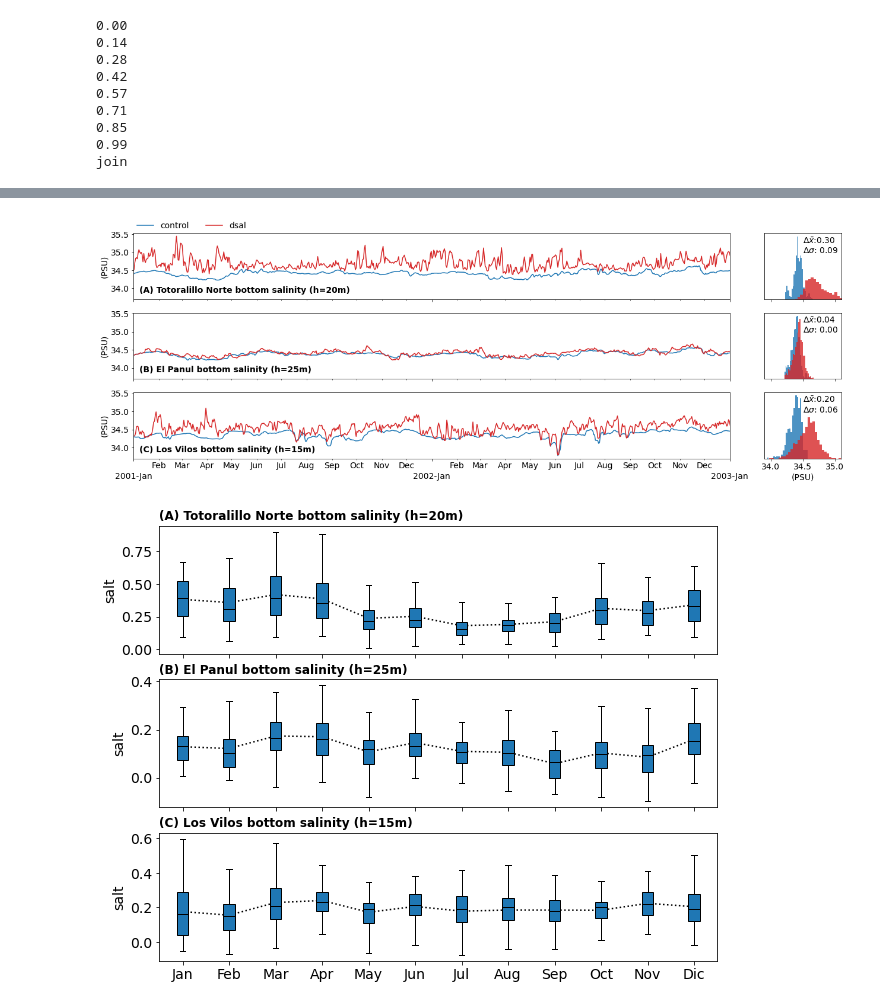
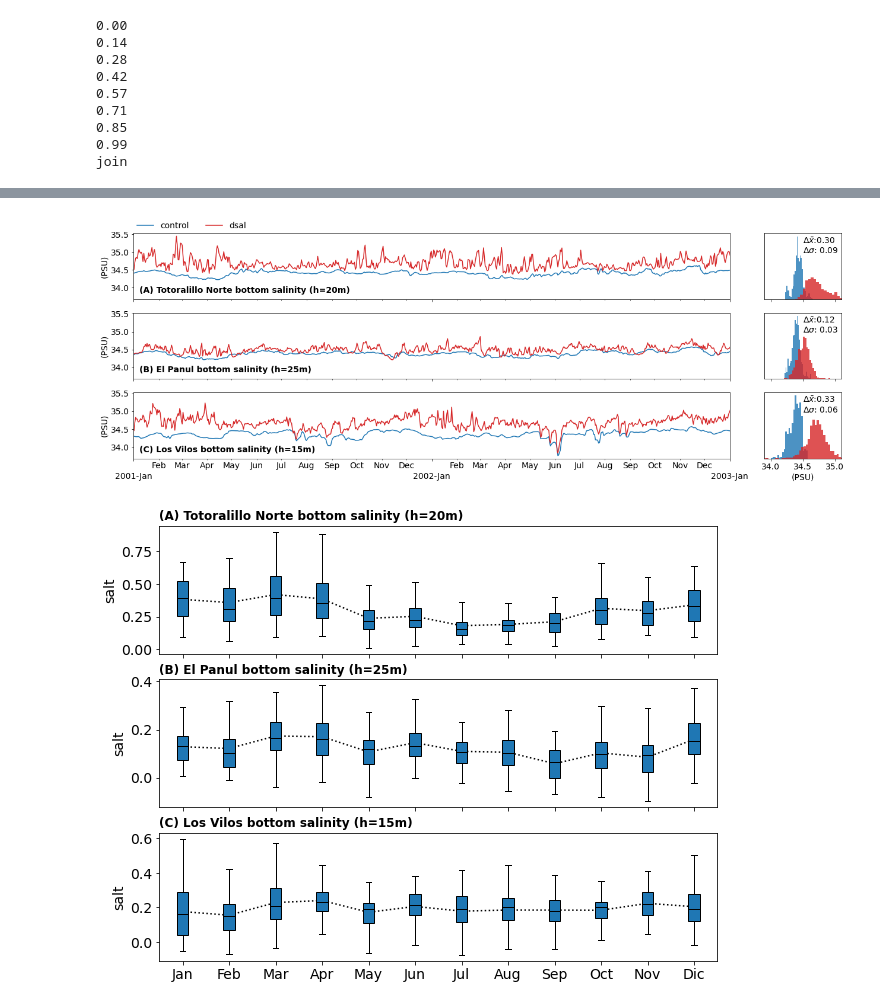
Before and after one commit to lucasglasner/CROCOSIMS, a Jupyter notebook: SIMSEQUIA/analysis_rund1.ipynb, the cells around one changed output, grey strips where cells are left out. Cells and saved outputs as stored; diff of their text form; code cells hidden in the pictures.

```diff
--- a/SIMSEQUIA/analysis_rund1.ipynb
+++ b/SIMSEQUIA/analysis_rund1.ipynb
@@ -57,8 +62,17 @@ rivers_avg      = fix_crocotime(rivers_avg, YORIG='1949-12-30 23:59:50')
 rivers_avg      = center_crocogrid(rivers_avg, rivers_avg.keys())
 # %%
 # Grab sea level from each simulation
-zeta_control = control_avg.zeta.load().where(gridd1.mask_rho==1)
-zeta_rivers  = rivers_avg.zeta.load().where(gridd1.mask_rho==1)
+zeta_control = control_avg.zeta.load()#.where(gridd1.mask_rho==1)
+zeta_rivers  = rivers_avg.zeta.load()#.where(gridd1.mask_rho==1)
+# %%
+# Compute depth of sigma layers
+cs    = control_avg.Cs_r.load()[0]
+hc    = control_avg.hc.load()[0]
+srho  = control_avg.s_rho.load()
+
+
+zcontrol = rhopoints_depths(gridd1.h.expand_dims(dim={'s_rho':srho}), zeta_control, srho, cs, hc).load()
+zrivers  = rhopoints_depths(gridd1.h.expand_dims(dim={'s_rho':srho}), zeta_rivers, srho, cs, hc).load()
 # %%
 # Load salinity fields in computer memory
 salt_control = control_avg.salt.load()
@@ -171,23 +192,0 @@ Text(-31.9, 288.25, 'Los Vilos')
-# %%
-fig, ax = plt.subplots(1,3, subplot_kw={'projection':ccrs.PlateCarree()}, figsize=(20,10))
-points     = [(-29.49, 360-71.4),(-30, 360-71.45),(-31.9, 360-71.55)]
-lonoffsets = -0.3,0.2
-latoffsets = -0.2,0.2
-titles = ['Totoralillo Norte', 'El Panul', 'Los Vilos']
-for i, axis in enumerate(ax.ravel()):
-    p = points[i]
-    lonmin,lonmax=p[1]+lonoffsets[0],p[1]+lonoffsets[1]
-    latmin,latmax=p[0]+latoffsets[0],p[0]+latoffsets[1]
-    axis.set_extent([lonmin,lonmax,latmin,latmax])
-    coastline.plot(ax=axis, edgecolor='k', color='silver',zorder=2)
-    # croco_sellonlatbox(gridd1.where(gridd1.mask_rho==0),lonmin,lonmax,latmin,latmax).mask_rho.plot(ax=axis, add_colorbar=False)
-
-    x = croco_sellonlatbox(salt_control,lonmin,lonmax,latmin,latmax+0.1).mean('s_rho')
-    y = croco_sellonlatbox(salt_rivers,lonmin,lonmax,latmin,latmax+0.1).mean('s_rho')
-    bias = (y-x).quantile(0.75,'time')
-    bias.plot.pcolormesh(ax=axis, norm=mcolors.Normalize(-0.1,0.1), cmap=cmaps.hotcold_18lev,
-                         x='lon_rho', y='lat_rho', cbar_kwargs={'orientation':'horizontal',
-                                                                'pad':0.01,
-                                                                'extend':'neither',
-                                                                'label':'(PSU)'})
-    axis.set_title(titles[i])
@@ -211,7 +196,7 @@ fig, ax = plt.subplots(3,1, sharex=True, sharey=True, figsize=(18,7))
 paneltitle=['(A) Totoralillo Norte bottom salinity (h=20m)',
             '(B) El Panul bottom salinity (h=25m)',
             '(C) Los Vilos bottom salinity (h=15m)']
-for i,e in enumerate(np.array([406,340,104])):
+for i,e in enumerate(np.array([406,341,105])):
     ax[i].text(0.01,0.1,paneltitle[i],transform=ax[i].transAxes, ha='left', weight='bold')
     x = saltcontrol_coast.sel(eta_rho=e).dropna('z_rho').isel(z_rho=-1)
     y = saltrivers_coast.sel(eta_rho=e).dropna('z_rho').isel(z_rho=-1)
@@ -223,34 +208,34 @@ for i,e in enumerate(np.array([406,340,104])):
     newx = fig.add_axes([box.xmax*1.05,box.ymin,0.1,box.ymax-box.ymin])
     newx.hist(x, bins='auto', color='tab:blue', alpha=0.8, density=True)
     newx.hist(y, bins='auto', color='tab:red', alpha=0.8, density=True)
     newx.set_xlim(33.9,35.1)
     newx.set_xticks(np.arange(34,35+0.5,0.5))
     newx.set_yticks([])
 
     mdiff = (y-x).mean().item()
     sdiff = (y.std()-x.std()).item()
     newx.text(0.5,0.7,r'$\Delta\bar{x}$:'+'{:.2f}'.format(mdiff)+'\n$\Delta \sigma$: {:.2f}'.format(sdiff),
               transform=newx.transAxes, ha='left')
     ax[i].set_yticks(np.arange(34,36,0.5))
     if i!=2:
         newx.set_xticklabels([])
     else:
         newx.set_xlabel('(PSU)')
 
 
 ax[0].legend(ncol=2, loc=(0,1), frameon=False)
 
 for axis in ax.ravel():
     axis.set_ylabel('(PSU)')
     axis.set_xlabel('')
     axis.set_title('')
     axis.xaxis.set_minor_locator(mdates.MonthLocator(range(2,13)))
     axis.xaxis.set_minor_formatter(mdates.DateFormatter('%b'))
     axis.xaxis.set_major_locator(mdates.YearLocator())
     axis.xaxis.set_major_formatter(mdates.DateFormatter('\n%Y-%b'))
     axis.set_xlim(pd.to_datetime('2001'),pd.to_datetime('2003'))
 # %% [output]
-[figure, old version]
+[figure, new version]
 # %%
 fig, ax = plt.subplots(3,1, sharex=True, sharey=False, figsize=(10,8))
 
```
Also changed, not shown: parts of 14 cells of this notebook, 2 other files.
